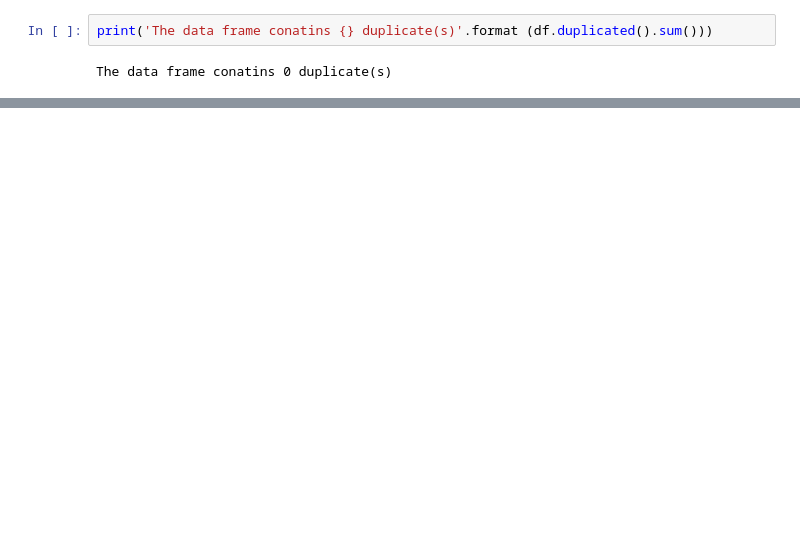
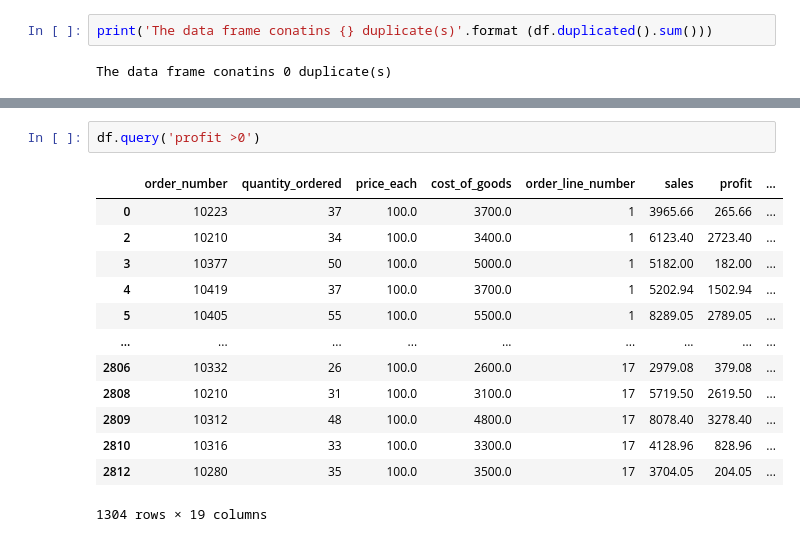
Before and after one commit to Biob-scientist/Sales_analytics, a Jupyter notebook: sales_exploratory_analysis.ipynb, the cells around one changed output, grey strips where cells are left out. Cells and saved outputs as stored; diff of their text form; blank space fills up the shorter version.

```diff
--- a/sales_exploratory_analysis.ipynb
+++ b/sales_exploratory_analysis.ipynb
@@ -102,0 +141,16 @@ The data frame conatins 0 duplicate(s)
+# %%
+df.query('profit >0')
+# %% [output]
+|  | order_number | quantity_ordered | price_each | cost_of_goods | order_line_number | sales | profit | ... |
+| 0 | 10223 | 37 | 100.0 | 3700.0 | 1 | 3965.66 | 265.66 | ... |
+| 2 | 10210 | 34 | 100.0 | 3400.0 | 1 | 6123.40 | 2723.40 | ... |
+| 3 | 10377 | 50 | 100.0 | 5000.0 | 1 | 5182.00 | 182.00 | ... |
+| 4 | 10419 | 37 | 100.0 | 3700.0 | 1 | 5202.94 | 1502.94 | ... |
+| 5 | 10405 | 55 | 100.0 | 5500.0 | 1 | 8289.05 | 2789.05 | ... |
+| ... | ... | ... | ... | ... | ... | ... | ... | ... |
+| 2806 | 10332 | 26 | 100.0 | 2600.0 | 17 | 2979.08 | 379.08 | ... |
+| 2808 | 10210 | 31 | 100.0 | 3100.0 | 17 | 5719.50 | 2619.50 | ... |
+| 2809 | 10312 | 48 | 100.0 | 4800.0 | 17 | 8078.40 | 3278.40 | ... |
+| 2810 | 10316 | 33 | 100.0 | 3300.0 | 17 | 4128.96 | 828.96 | ... |
+| 2812 | 10280 | 35 | 100.0 | 3500.0 | 17 | 3704.05 | 204.05 | ... |
+1304 rows × 19 columns
```
Also changed, not shown: parts of 7 cells of this notebook.
